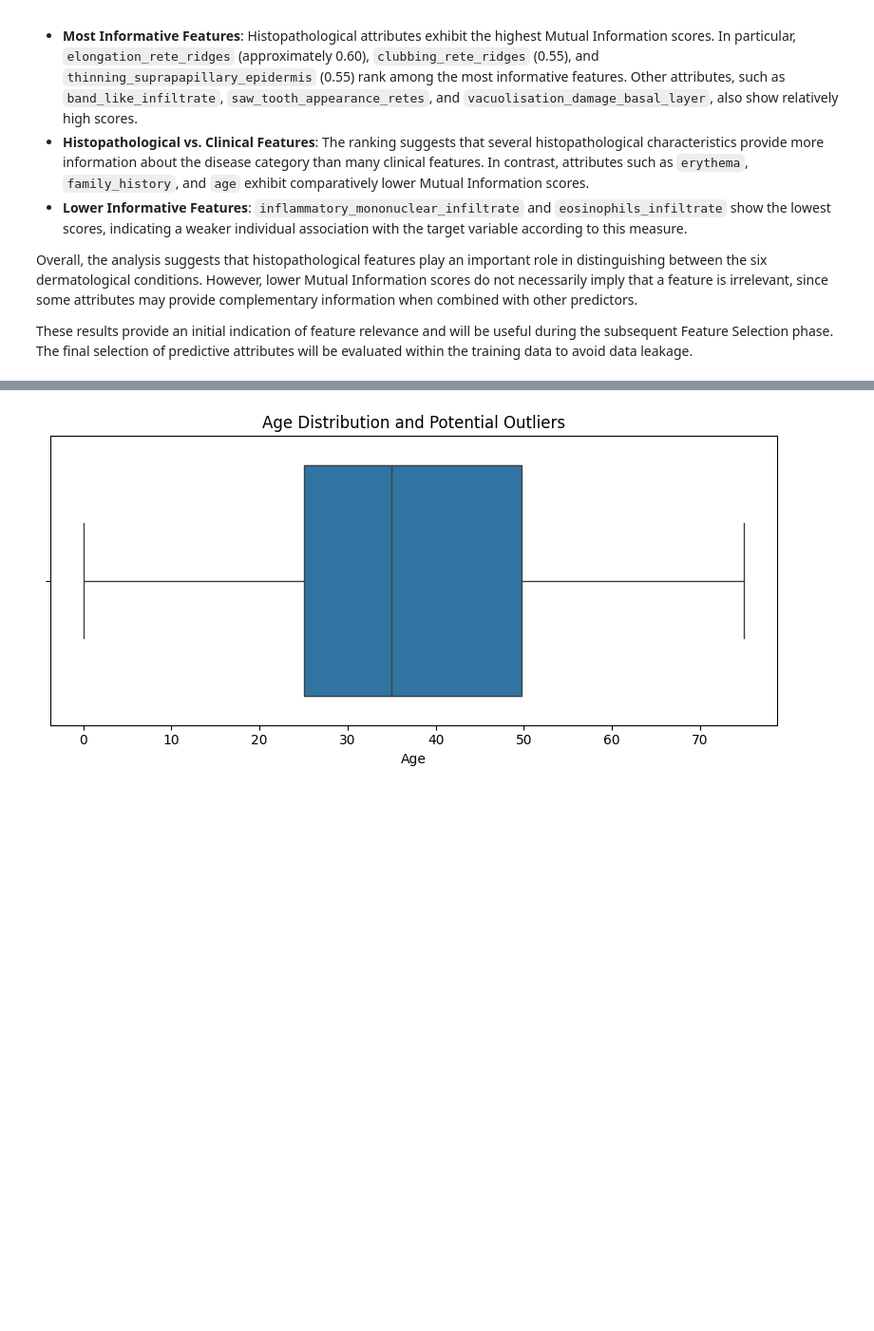
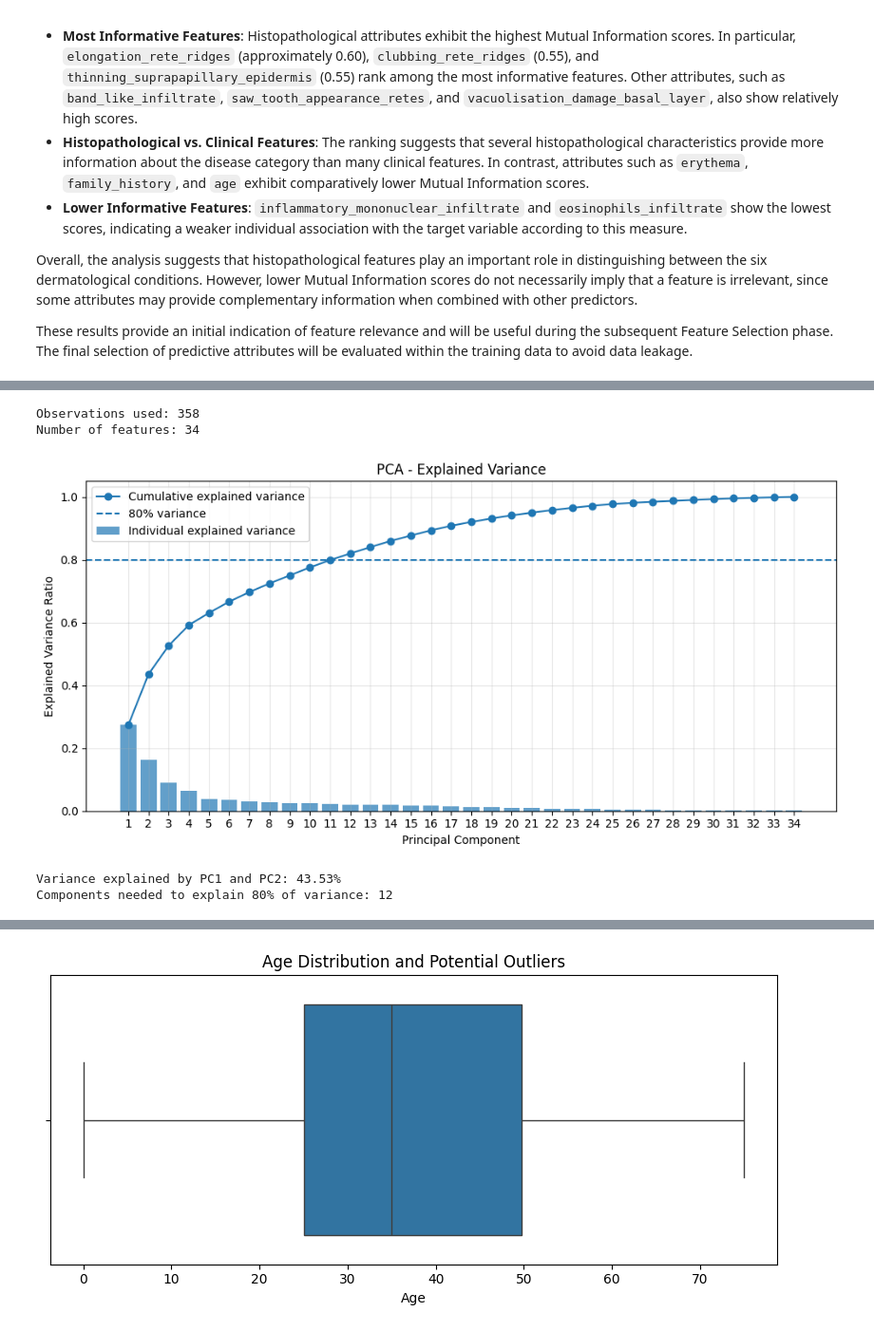
Before and after one commit to lolloantonioli/dermatology-disease-classification, a Jupyter notebook: dermatology_disease_classification.ipynb, the cells around one changed output, grey strips where cells are left out. Shown at 95% size. Saved outputs shown, nothing was run; the diff lists cells and outputs as text; code cells hidden in the pictures; blank space fills up the shorter version.

```diff
--- a/dermatology_disease_classification.ipynb
+++ b/dermatology_disease_classification.ipynb
@@ -654,0 +675,67 @@ These results provide an initial indication of feature relevance and will be use
+# %%
+from sklearn.decomposition import PCA
+from sklearn.manifold import TSNE
+from sklearn.preprocessing import StandardScaler
+
+# Select complete observations for this exploratory analysis
+df_multivariate = df_analysis.dropna(subset=['age']).copy()
+
+# Separate predictive features and target
+X = df_multivariate.drop(columns=['class'])
+y = df_multivariate['class']
+
+# Standardize predictive features
+scaler = StandardScaler()
+X_scaled = scaler.fit_transform(X)
+
+print(f"Observations used: {X_scaled.shape[0]}")
+print(f"Number of features: {X_scaled.shape[1]}")
+# %% [output]
+Observations used: 358
+Number of features: 34
+# %%
+# Fit PCA
+pca = PCA()
+X_pca = pca.fit_transform(X_scaled)
+
+# Explained variance
+explained_variance = pca.explained_variance_ratio_
+cumulative_variance = np.cumsum(explained_variance)
+
+# Plot explained variance
+plt.figure(figsize=(10, 5))
+
+plt.bar(
+    range(1, len(explained_variance) + 1),
+    explained_variance,
+    alpha=0.7,
+    label='Individual explained variance'
+)
+
+plt.plot(
+    range(1, len(cumulative_variance) + 1),
+    cumulative_variance,
+    marker='o',
+    label='Cumulative explained variance'
+)
+
+plt.axhline(y=0.80, linestyle='--', label='80% variance')
+
+plt.xlabel('Principal Component')
+plt.ylabel('Explained Variance Ratio')
+plt.title('PCA - Explained Variance')
+plt.xticks(range(1, len(explained_variance) + 1))
+plt.legend()
+plt.grid(alpha=0.3)
+plt.tight_layout()
+plt.show()
+
+print(f"Variance explained by PC1 and PC2: "
+      f"{cumulative_variance[1]:.2%}")
+
+components_80 = np.argmax(cumulative_variance >= 0.80) + 1
+print(f"Components needed to explain 80% of variance: {components_80}")
+# %% [output]
+[figure, added]
+Variance explained by PC1 and PC2: 43.53%
+Components needed to explain 80% of variance: 12
```
Also changed, not shown: parts of 10 cells of this notebook.
